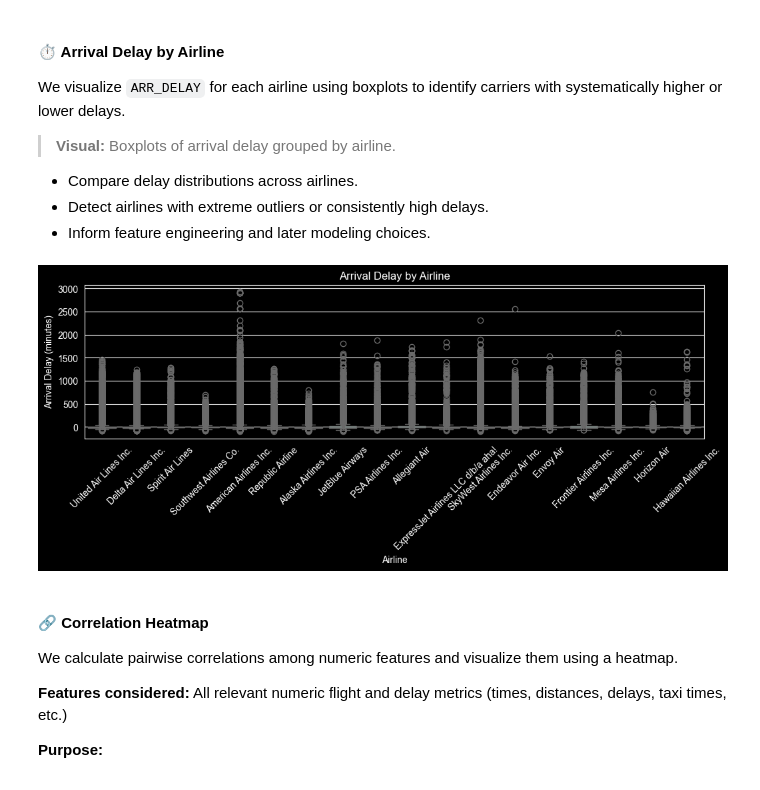
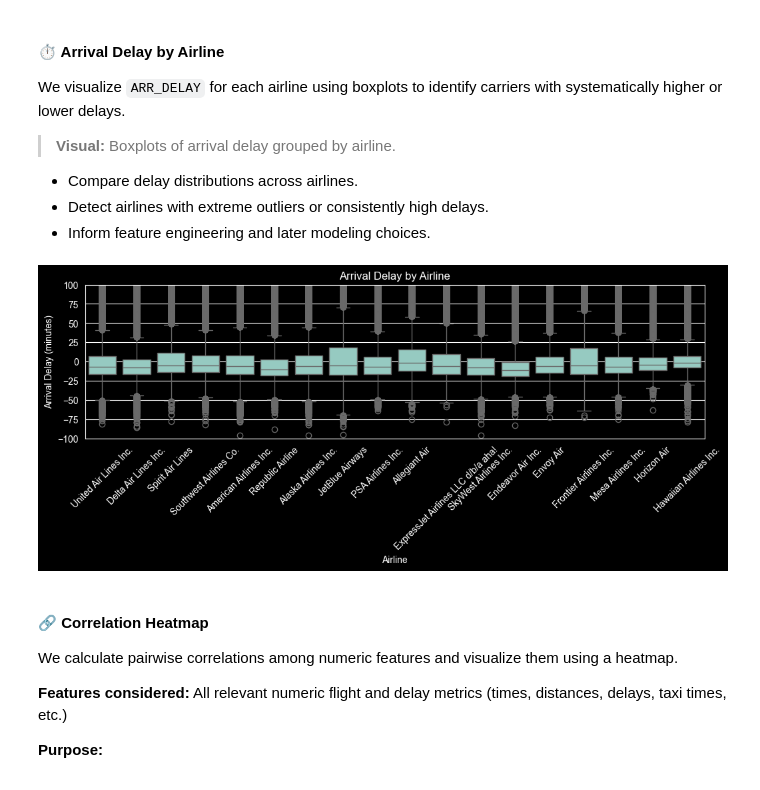
Before and after one commit to mica-1999/Data-Science, a Jupyter notebook: ProjectCodes/ProjetoCDJupyter.ipynb, the cells around one changed output. Drawn from its saved outputs; the diff is of its cells as text; code cells hidden in the pictures.

```diff
--- a/ProjectCodes/ProjetoCDJupyter.ipynb
+++ b/ProjectCodes/ProjetoCDJupyter.ipynb
@@ -382,14 +382,15 @@ We visualize `ARR_DELAY` for each airline using boxplots to identify carriers wi
 # %%
 # Boxplots of ARR_DELAY by airline
 plt.figure(figsize=(12,3))
 sns.boxplot(x='AIRLINE', y='ARR_DELAY', data=df_eda)
+plt.ylim(-100, 100)
 plt.xticks(rotation=45)
 plt.title("Arrival Delay by Airline")
 plt.xlabel("Airline")
 plt.ylabel("Arrival Delay (minutes)")
 plt.show()
 # %% [output]
-[figure, old version]
+[figure, new version]
 # %% [markdown]
 #### 🔗 Correlation Heatmap
 
```
Also changed, not shown: parts of 2 cells of this notebook, 4 other files.
